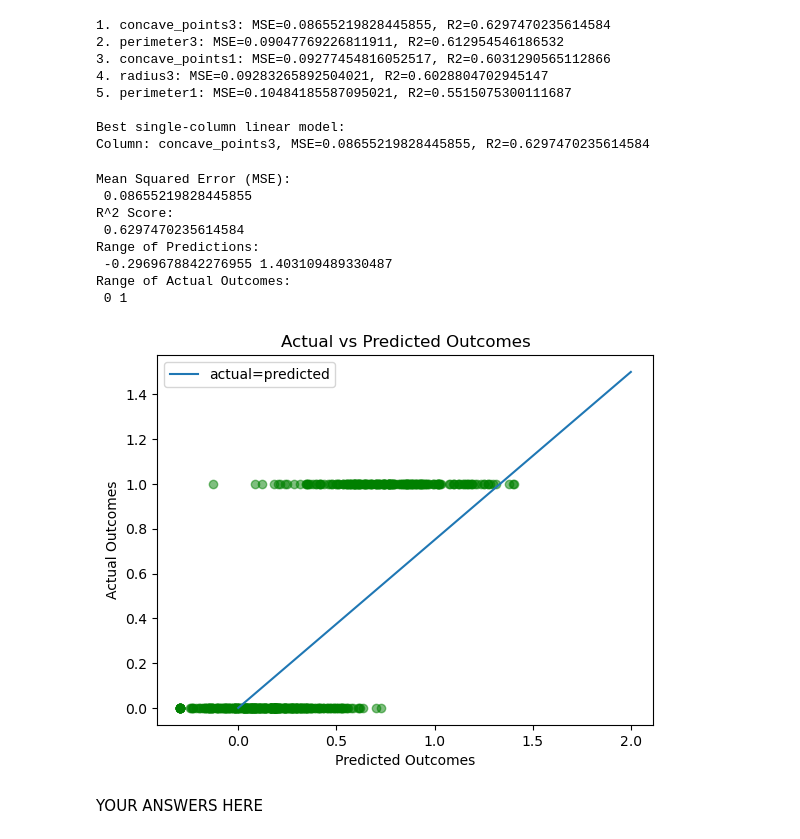
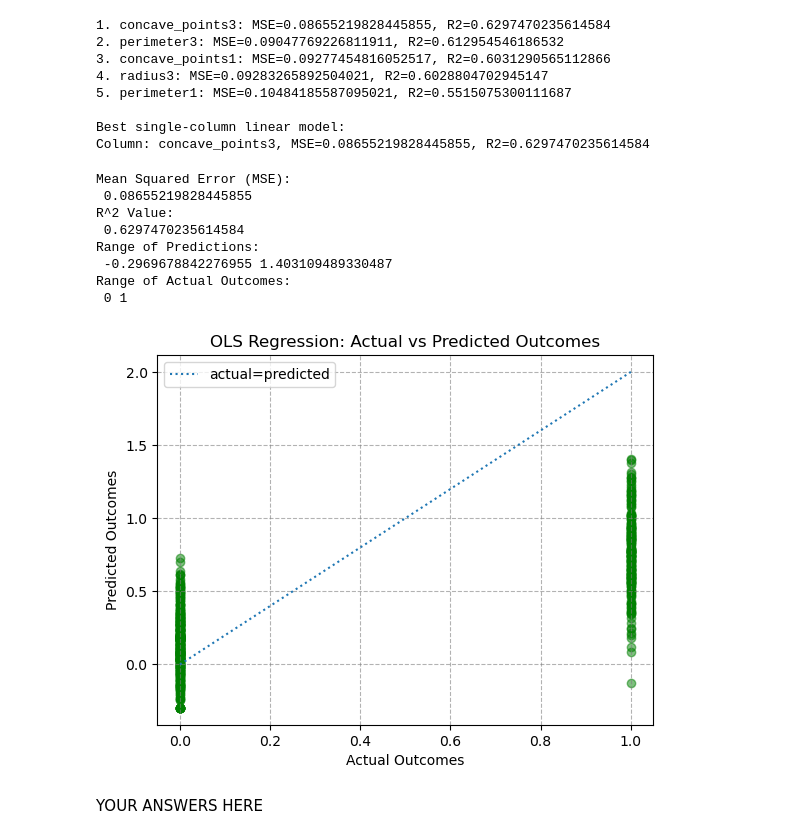
Before and after one commit to veniola/dx601-final-project, a Jupyter notebook: project.ipynb, the cells around one changed output. Cells and saved outputs as stored; diff of their text form; code cells hidden in the pictures.

```diff
--- a/project.ipynb
+++ b/project.ipynb
@@ -329,6 +339,8 @@ print(f"Column: {best[0]}, MSE={best[1]:}, R2={best[2]:}")
 Best single-column linear model:
 Column: concave_points3, MSE=0.08655219828445855, R2=0.6297470235614584
 # %%
+# Build linear regression model using best input column
+
 # Separate 1 input column and target column
 breast_cancer_input = breast_cancer["concave_points3"].values.reshape(-1, 1)
 breast_cancer_target = breast_cancer["target"]
@@ -343,38 +355,39 @@ linear_model.fit(breast_cancer_input, breast_cancer_target)
 # Predict target values using model
 linear_predictions = linear_model.predict(breast_cancer_input)
 linear_predictions
 
 # Compute Mean Squared Error (MSE)
 mean_squared_error = sklearn.metrics.mean_squared_error(breast_cancer_target, linear_predictions)
 print("Mean Squared Error (MSE):\n", mean_squared_error)
 
 # compute R^2 score to check model quality
 r2_score = linear_model.score(breast_cancer_input, breast_cancer_target)
-print("R^2 Score:\n", r2_score)
+print("R^2 Value:\n", r2_score)
 
 # Check range of predictions from model
 print("Range of Predictions:\n", linear_predictions.min(), linear_predictions.max())
 
 # Check actual range of target value
 print("Range of Actual Outcomes:\n", breast_cancer_target.min(), breast_cancer_target.max())
 
 # Plot actual target values vs predicted values
-plt.plot([0, 2], [0, 1.5], label="actual=predicted")
-plt.scatter(linear_predictions, breast_cancer_target, color="green", alpha=0.5)
+plt.plot([0, 1], [0, 2], label="actual=predicted", linestyle=":")
+plt.scatter(breast_cancer_target, linear_predictions, color="green", alpha=0.5)
+plt.grid(which='major', linestyle='--', color='gray', alpha=0.6)
 
 # Create labels and title
 plt.legend()
-plt.title("Actual vs Predicted Outcomes")
-plt.xlabel("Predicted Outcomes")
-plt.ylabel("Actual Outcomes")
+plt.title("OLS Regression: Actual vs Predicted Outcomes")
+plt.xlabel("Actual Outcomes")
+plt.ylabel("Predicted Outcomes")
 plt.show()
 # %% [output]
 Mean Squared Error (MSE):
  0.08655219828445855
-R^2 Score:
+R^2 Value:
  0.6297470235614584
 Range of Predictions:
  -0.2969678842276955 1.403109489330487
 Range of Actual Outcomes:
  0 1
-[figure, old version]
+[figure, new version]
```
Also changed, not shown: parts of 15 cells of this notebook.
